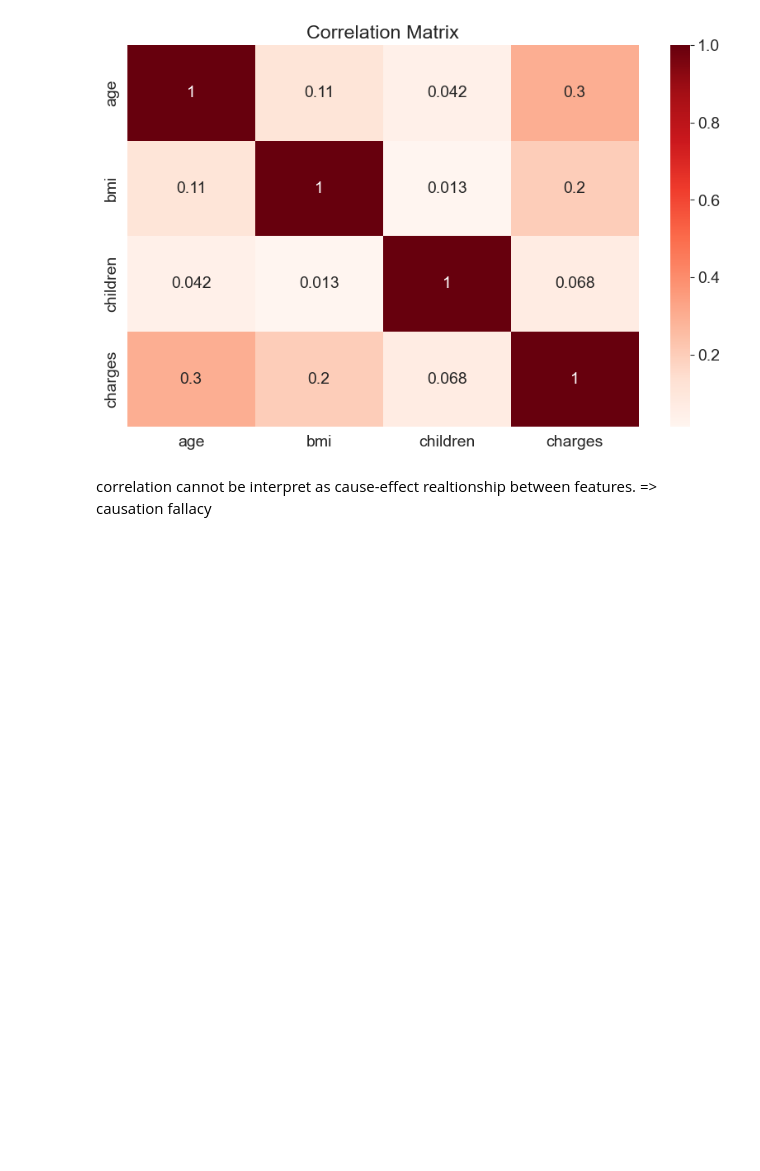
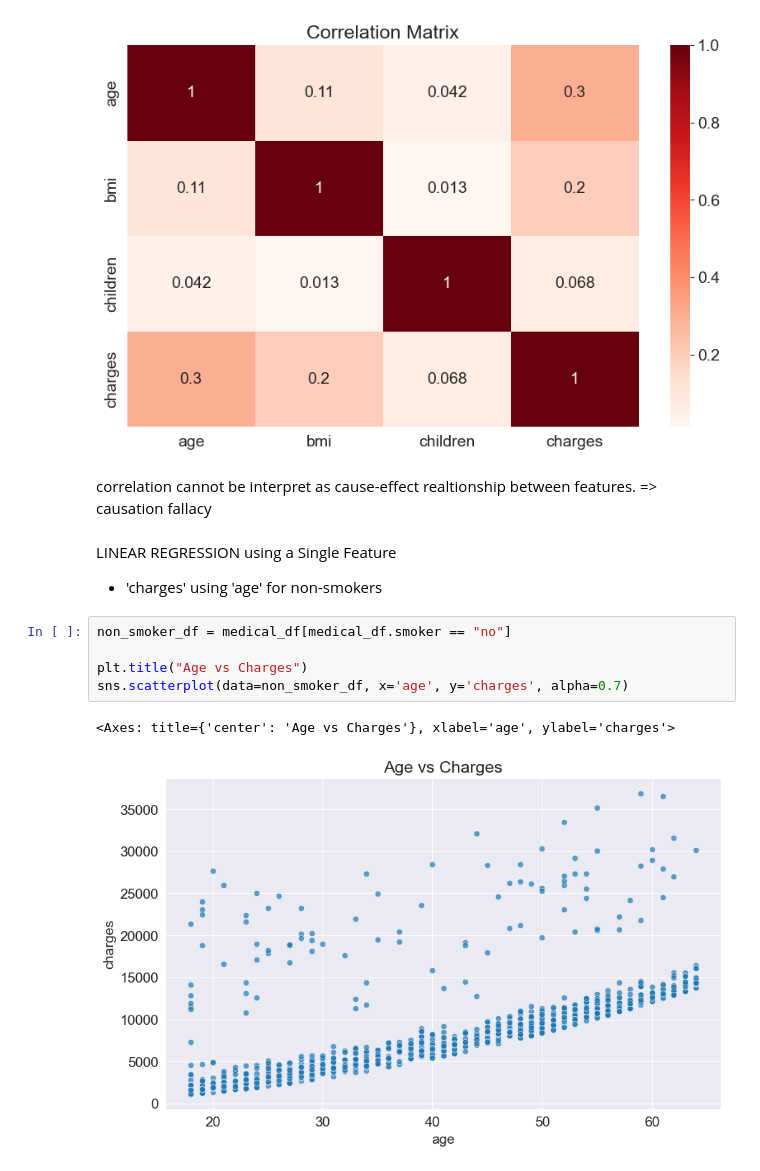
Before and after one commit to MeetB7/ML, a Jupyter notebook: Jupyter/LinearRegression/LinearRegression.ipynb, the cells around one changed output. Cells and saved outputs as stored; diff of their text form; blank space fills up the shorter version.

```diff
--- a/Jupyter/LinearRegression/LinearRegression.ipynb
+++ b/Jupyter/LinearRegression/LinearRegression.ipynb
@@ -197,3 +202,14 @@ Text(0.5, 1.0, 'Correlation Matrix')
 [figure]
 # %% [markdown]
 correlation cannot be interpret as cause-effect realtionship between features. => causation fallacy
+# %% [markdown]
+LINEAR REGRESSION using a Single Feature
+   - 'charges' using 'age' for non-smokers
+# %%
+non_smoker_df = medical_df[medical_df.smoker == "no"]
+
+plt.title("Age vs Charges")
+sns.scatterplot(data=non_smoker_df, x='age', y='charges', alpha=0.7)
+# %% [output]
+<Axes: title={'center': 'Age vs Charges'}, xlabel='age', ylabel='charges'>
+[figure, added]
```
Also changed, not shown: parts of 25 cells of this notebook.
